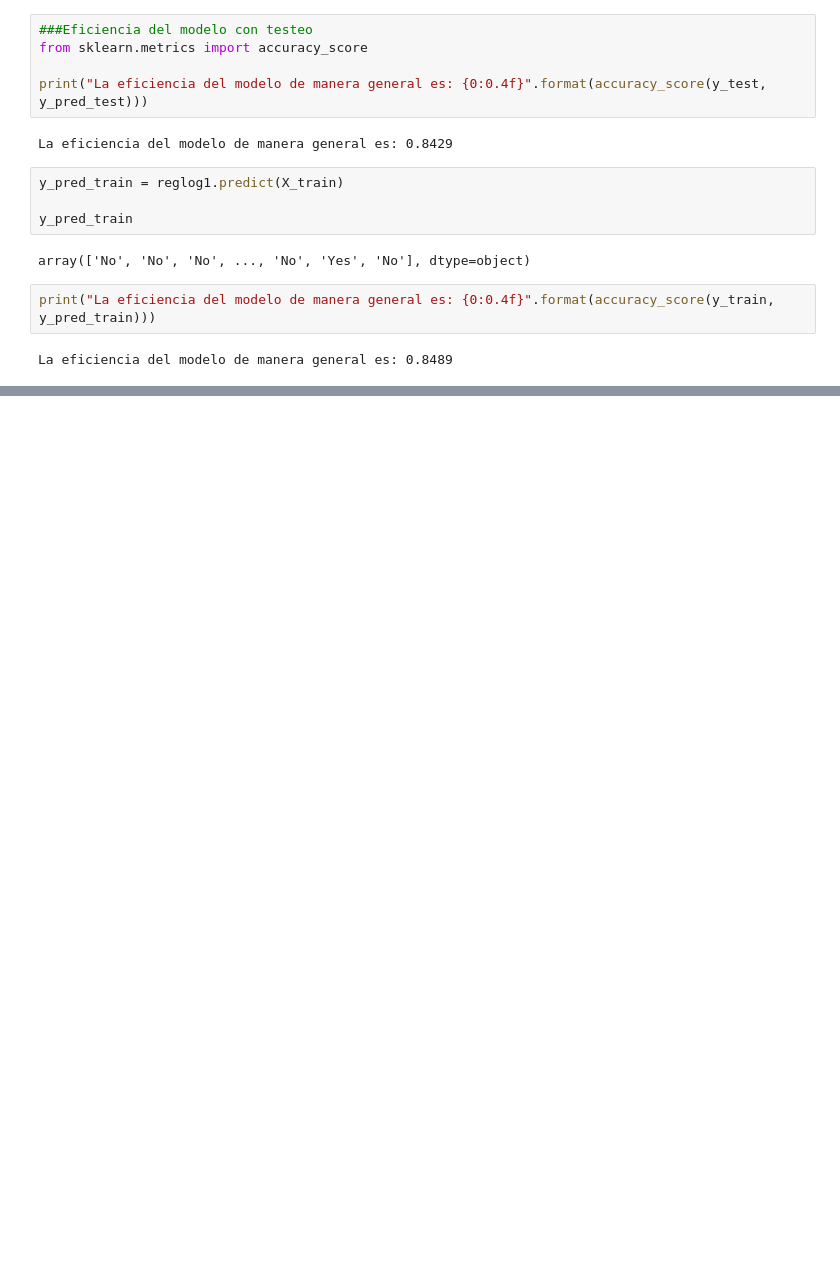
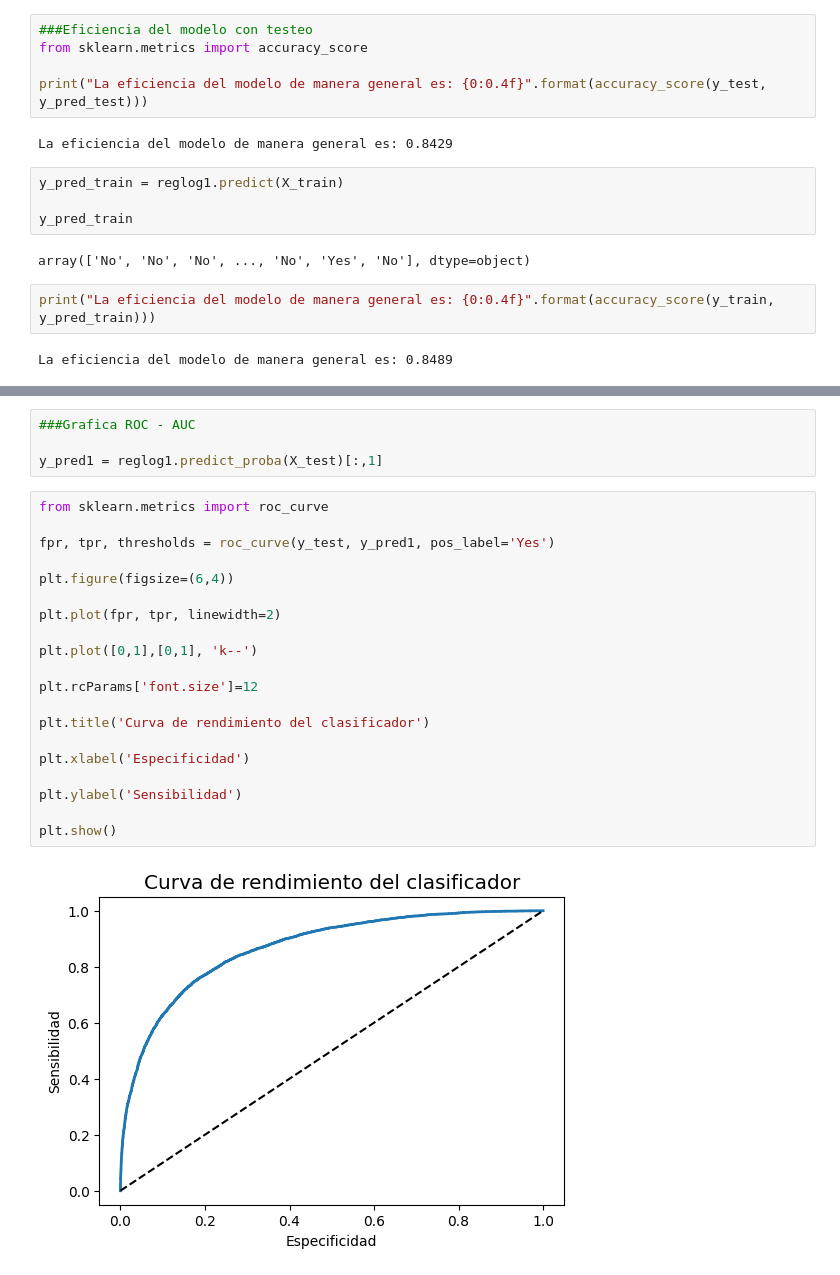
Before and after one commit to jaquimbayoc8/DiplomadoMLA2023, a Jupyter notebook: 5.RegresionLogistica/RegresionLogistica.ipynb, the cells around one changed output, grey strips where cells are left out. Saved outputs shown, nothing was run; the diff lists cells and outputs as text; blank space fills up the shorter version.

```diff
--- a/5.RegresionLogistica/RegresionLogistica.ipynb
+++ b/5.RegresionLogistica/RegresionLogistica.ipynb
@@ -578,0 +672,26 @@ La eficiencia del modelo de manera general es: 0.8489
+# %%
+###Grafica ROC - AUC
+
+y_pred1 = reglog1.predict_proba(X_test)[:,1]
+# %%
+from sklearn.metrics import roc_curve
+
+fpr, tpr, thresholds = roc_curve(y_test, y_pred1, pos_label='Yes')
+
+plt.figure(figsize=(6,4))
+
+plt.plot(fpr, tpr, linewidth=2)
+
+plt.plot([0,1],[0,1], 'k--')
+
+plt.rcParams['font.size']=12
+
+plt.title('Curva de rendimiento del clasificador')
+
+plt.xlabel('Especificidad')
+
+plt.ylabel('Sensibilidad')
+
+plt.show()
+# %% [output]
+[figure, added]
```
Also changed, not shown: parts of 13 cells of this notebook.
